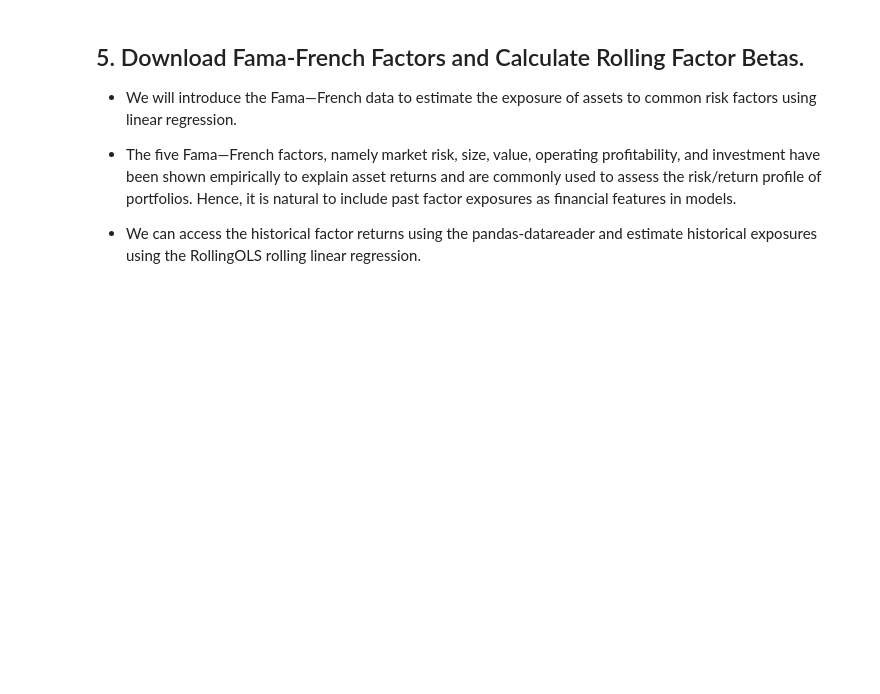
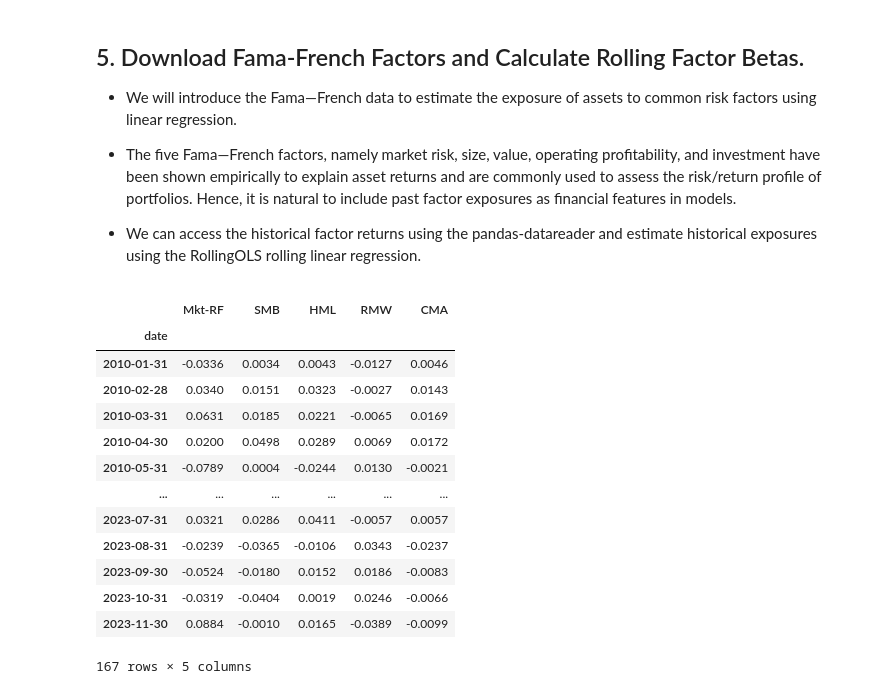
Before and after one commit to phytal/algorithmic-trading-python, a Jupyter notebook: unsupervised_learning.ipynb, the cells around one changed output. Drawn from its saved outputs; the diff is of its cells as text; code cells hidden in the pictures; blank space fills up the shorter version.

```diff
--- a/unsupervised_learning.ipynb
+++ b/unsupervised_learning.ipynb
@@ -361,3 +361,29 @@ data
 - The five Fama—French factors, namely market risk, size, value, operating profitability, and investment have been shown empirically to explain asset returns and are commonly used to assess the risk/return profile of portfolios. Hence, it is natural to include past factor exposures as financial features in models.
 
 - We can access the historical factor returns using the pandas-datareader and estimate historical exposures using the RollingOLS rolling linear regression.
+# %%
+factor_data = web.DataReader('F-F_Research_Data_5_Factors_2x3',
+               'famafrench',
+               start='2010')[0].drop('RF', axis=1)
+
+factor_data.index = factor_data.index.to_timestamp()
+
+factor_data = factor_data.resample('M').last().div(100)
+factor_data.index.name = 'date'
+
+factor_data
+# %% [output]
+|  | Mkt-RF | SMB | HML | RMW | CMA |
+| date |  |  |  |  |  |
+| 2010-01-31 | -0.0336 | 0.0034 | 0.0043 | -0.0127 | 0.0046 |
+| 2010-02-28 | 0.0340 | 0.0151 | 0.0323 | -0.0027 | 0.0143 |
+| 2010-03-31 | 0.0631 | 0.0185 | 0.0221 | -0.0065 | 0.0169 |
+| 2010-04-30 | 0.0200 | 0.0498 | 0.0289 | 0.0069 | 0.0172 |
+| 2010-05-31 | -0.0789 | 0.0004 | -0.0244 | 0.0130 | -0.0021 |
+| ... | ... | ... | ... | ... | ... |
+| 2023-07-31 | 0.0321 | 0.0286 | 0.0411 | -0.0057 | 0.0057 |
+| 2023-08-31 | -0.0239 | -0.0365 | -0.0106 | 0.0343 | -0.0237 |
+| 2023-09-30 | -0.0524 | -0.0180 | 0.0152 | 0.0186 | -0.0083 |
+| 2023-10-31 | -0.0319 | -0.0404 | 0.0019 | 0.0246 | -0.0066 |
+| 2023-11-30 | 0.0884 | -0.0010 | 0.0165 | -0.0389 | -0.0099 |
+167 rows × 5 columns
```
Also changed, not shown: parts of 16 cells of this notebook.
